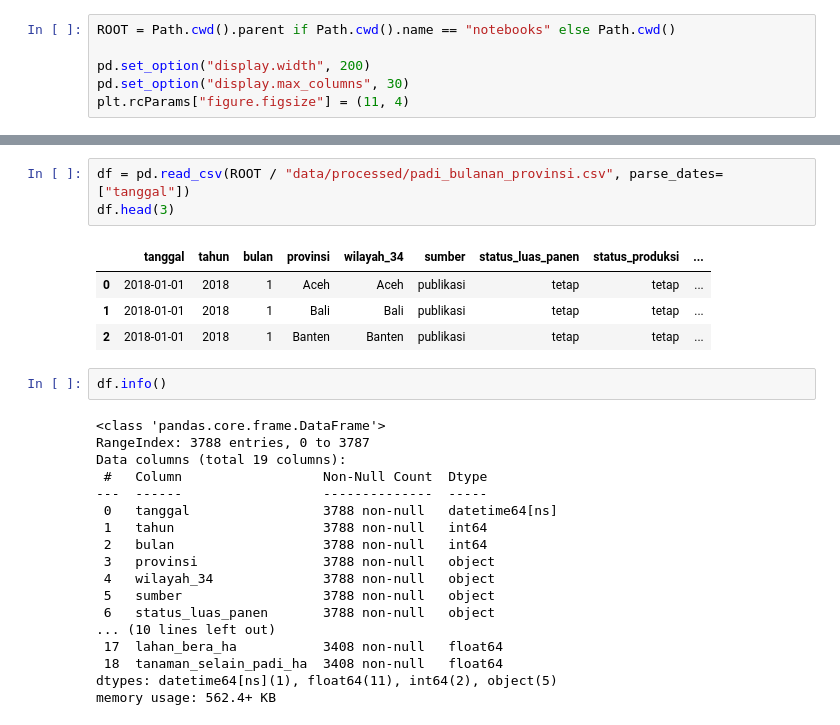
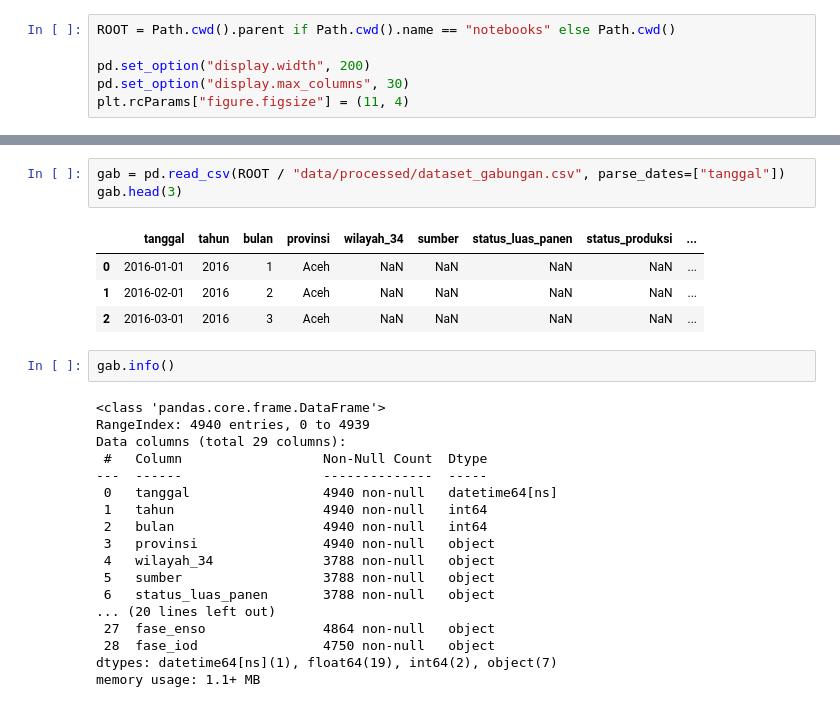
Before and after one commit to HaikalFrds/Indonesia_Rice_Early_Warning, a Jupyter notebook: notebooks/main.ipynb, the cells around one changed output, grey strips where cells are left out. Drawn from its saved outputs; the diff is of its cells as text.

```diff
--- a/notebooks/main.ipynb
+++ b/notebooks/main.ipynb
@@ -28,31 +53,31 @@ Cakupan: 2018-01 s.d. 2026-10, bulanan, per provinsi. 3.788 baris, 19 kolom.
 # %%
-df = pd.read_csv(ROOT / "data/processed/padi_bulanan_provinsi.csv", parse_dates=["tanggal"])
-df.head(3)
+gab = pd.read_csv(ROOT / "data/processed/dataset_gabungan.csv", parse_dates=["tanggal"])
+gab.head(3)
 # %% [output]
 |  | tanggal | tahun | bulan | provinsi | wilayah_34 | sumber | status_luas_panen | status_produksi | ... |
-| 0 | 2018-01-01 | 2018 | 1 | Aceh | Aceh | publikasi | tetap | tetap | ... |
-| 1 | 2018-01-01 | 2018 | 1 | Bali | Bali | publikasi | tetap | tetap | ... |
-| 2 | 2018-01-01 | 2018 | 1 | Banten | Banten | publikasi | tetap | tetap | ... |
+| 0 | 2016-01-01 | 2016 | 1 | Aceh | NaN | NaN | NaN | NaN | ... |
+| 1 | 2016-02-01 | 2016 | 2 | Aceh | NaN | NaN | NaN | NaN | ... |
+| 2 | 2016-03-01 | 2016 | 3 | Aceh | NaN | NaN | NaN | NaN | ... |
 # %%
-df.info()
+gab.info()
 # %% [output]
 <class 'pandas.core.frame.DataFrame'>
-RangeIndex: 3788 entries, 0 to 3787
-Data columns (total 19 columns):
+RangeIndex: 4940 entries, 0 to 4939
+Data columns (total 29 columns):
  #   Column                  Non-Null Count  Dtype
 ---  ------                  --------------  -----
- 0   tanggal                 3788 non-null   datetime64[ns]
- 1   tahun                   3788 non-null   int64
- 2   bulan                   3788 non-null   int64
- 3   provinsi                3788 non-null   object
+ 0   tanggal                 4940 non-null   datetime64[ns]
+ 1   tahun                   4940 non-null   int64
+ 2   bulan                   4940 non-null   int64
+ 3   provinsi                4940 non-null   object
  4   wilayah_34              3788 non-null   object
  5   sumber                  3788 non-null   object
  6   status_luas_panen       3788 non-null   object
-... (10 lines left out)
- 17  lahan_bera_ha           3408 non-null   float64
- 18  tanaman_selain_padi_ha  3408 non-null   float64
-dtypes: datetime64[ns](1), float64(11), int64(2), object(5)
-memory usage: 562.4+ KB
+... (20 lines left out)
+ 27  fase_enso               4864 non-null   object
+ 28  fase_iod                4750 non-null   object
+dtypes: datetime64[ns](1), float64(19), int64(2), object(7)
+memory usage: 1.1+ MB
 # %% [markdown]
 ## Data Description
 
```
Also changed, not shown: parts of 57 cells of this notebook.
